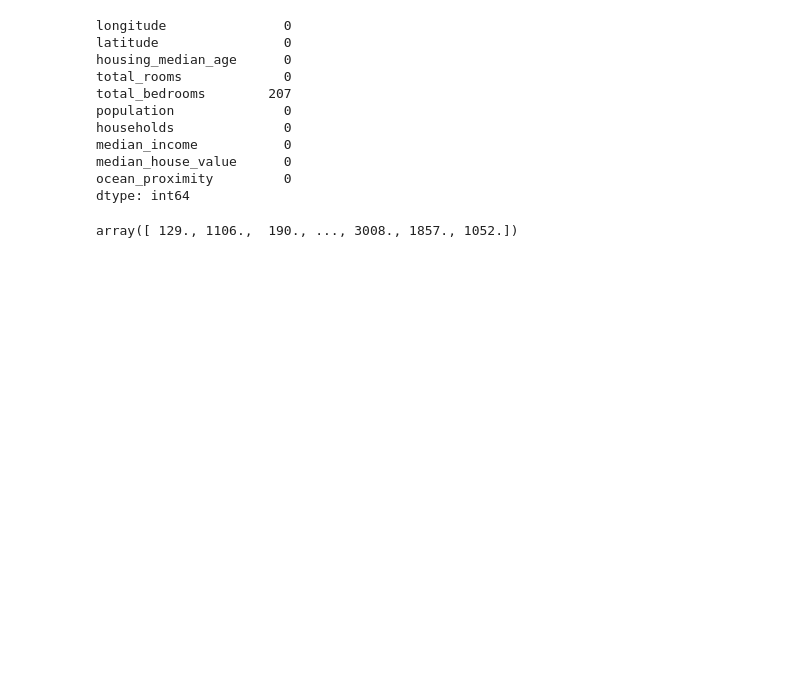
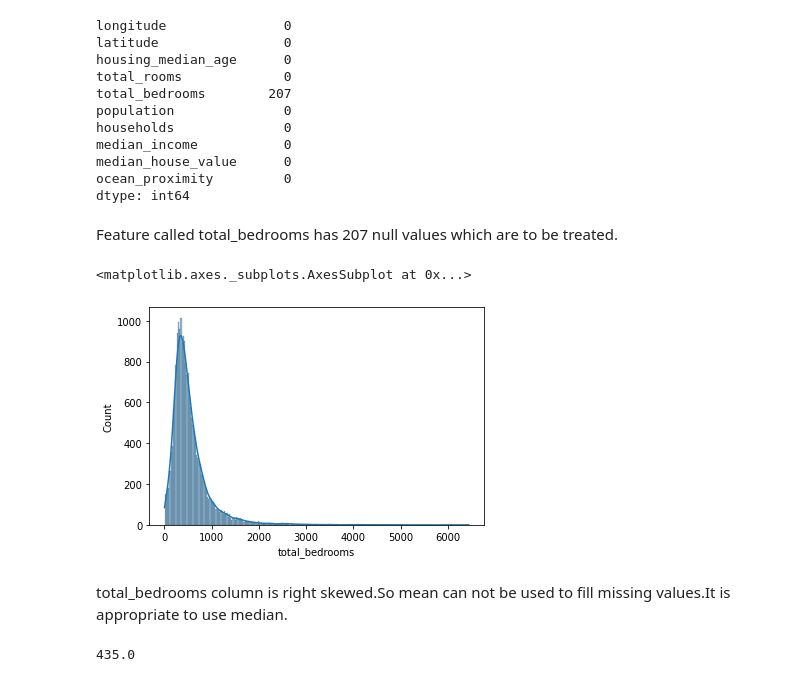
Before and after one commit to sneraikar/Linear-Regression_california-house-pricing, a Jupyter notebook: Linear_Regression.ipynb, the cells around one changed output. Drawn from its saved outputs; the diff is of its cells as text; code cells hidden in the pictures; blank space fills up the shorter version.

```diff
--- a/Linear_Regression.ipynb
+++ b/Linear_Regression.ipynb
@@ -85,7 +83,19 @@ median_income           0
 median_house_value      0
 ocean_proximity         0
 dtype: int64
-# %%
-df["total_bedrooms"].unique()
-# %% [output]
-array([ 129., 1106.,  190., ..., 3008., 1857., 1052.])
+# %% [markdown]
+Feature called total_bedrooms has 207 null values which are to be treated.
+# %%
+sns.histplot(df["total_bedrooms"],kde=True)
+# %% [output]
+<matplotlib.axes._subplots.AxesSubplot at 0x...>
+[figure, added]
+# %% [markdown]
+total_bedrooms column is right skewed.So mean can not be used to fill missing values.It is appropriate to use median.
+# %%
+# Finding  median for total_bedrooms
+
+median_rating = df[~df["total_bedrooms"].isnull()]["total_bedrooms"].median()
+median_rating
+# %% [output]
+435.0
```
Also changed, not shown: parts of 7 cells of this notebook.
